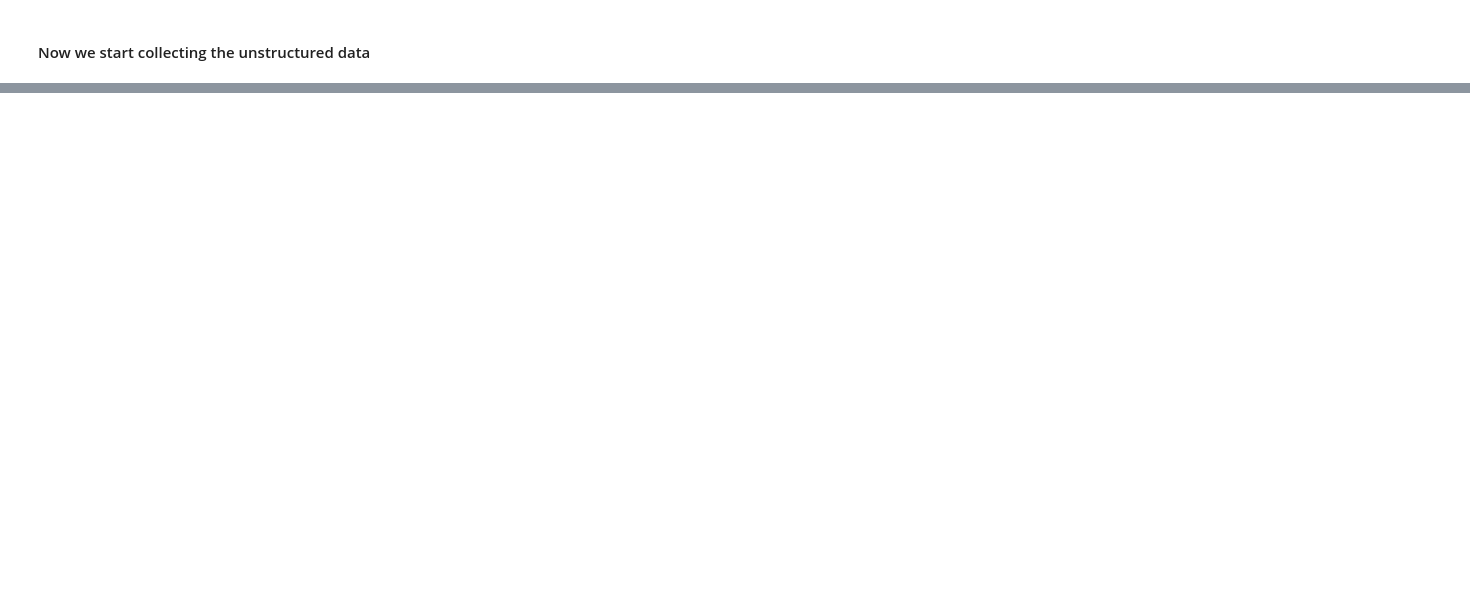
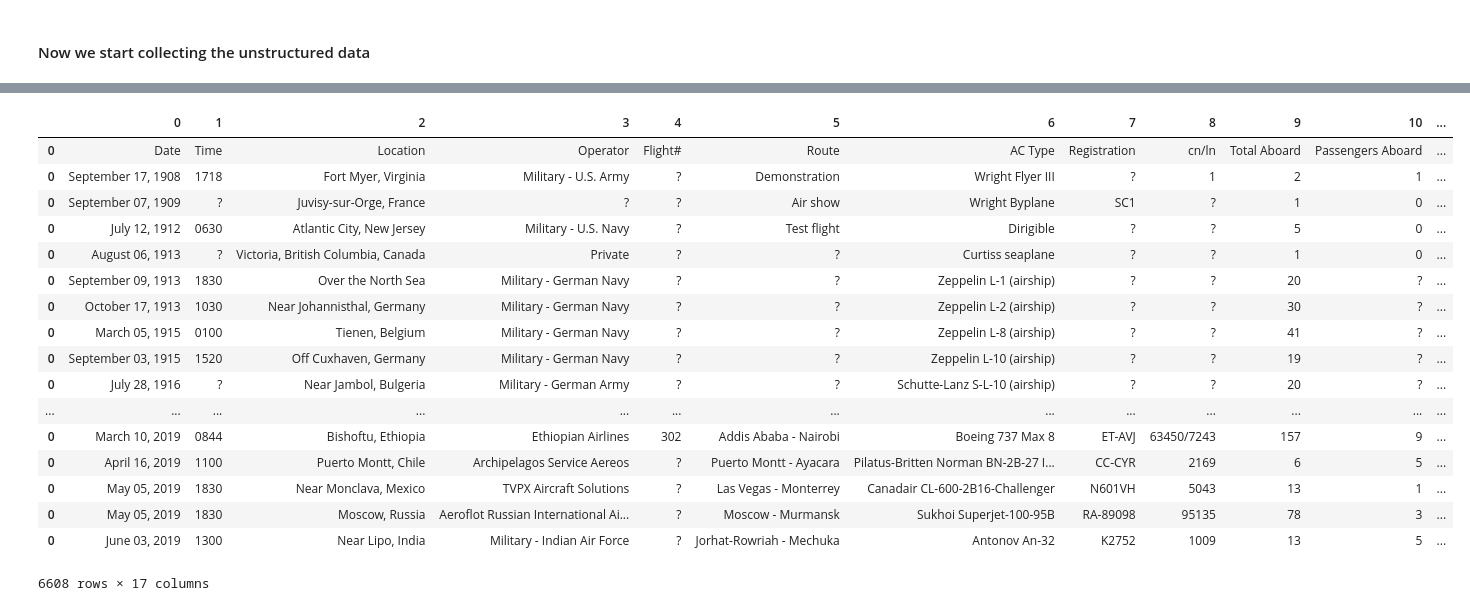
Before and after one commit to maulinamin/PlaneCrashInfo, a Jupyter notebook: Plane Crash Info Assignment.ipynb, the cells around one changed output, grey strips where cells are left out. Saved outputs shown, nothing was run; the diff lists cells and outputs as text; code cells hidden in the pictures; blank space fills up the shorter version.

Commit message:
Code can generate a clean dataframe for the data from 1920-2019. The final dataframe does not have any unnecessary characters.

```diff
--- a/Plane Crash Info Assignment.ipynb
+++ b/Plane Crash Info Assignment.ipynb
@@ -84,25 +84,3 @@ years = {a.text.strip(): {"url": base_url + a["href"] if a["href"][0] == "/" els
 #### Here we pause for a little to avoid getting flagged as a spammer.
 # %%
 take_a_break()
-# %%
-done = 0
-for year, database in years.items():       #first we loop for each year from 1920 until 2019
-    if year == '1921':
-        break
-    take_a_break()
-    response_year = access_website(database["url"])
-    access_to_server(response_year)
-    parser_year = BeautifulSoup(response_year.content, 'html.parser')
-    a_tags2 = parser_year.find_all("a")
-    a_tags2 = [a for a in a_tags2 if "Return to Home" not in a.text]
-    for a in a_tags2:
-            # request to crash detail page
-            response_crash = access_website(base_url + "/" + year + a["href"] if a["href"][0] == "/" else base_url + "/" + year + "/" + a["href"])
-            parser_crash = BeautifulSoup(response_crash.content, 'html.parser')
-            tr_tags = parser_crash.find_all("tr")
-            tr_tags = tr_tags[1:]
-
-            database = [tr.find_all("td")[1].text.strip() for tr in tr_tags]
-    if year == '1920':
-        break
-    database
@@ -193,4 +86,0 @@ x
-# %%
-df = pd.DataFrame(x)
-q= df.T
-clean_data.append(q)
@@ -304,0 +177,21 @@ for year, database in years.items():       #first we loop for each year from 192
+# %%
+clean_data
+# %% [output]
+|  | 0 | 1 | 2 | 3 | 4 | 5 | 6 | 7 | 8 | 9 | 10 | ... |
+| 0 | Date | Time | Location | Operator | Flight# | Route | AC Type | Registration | cn/ln | Total Aboard | Passengers Aboard | ... |
+| 0 | September 17, 1908 | 1718 | Fort Myer, Virginia | Military - U.S. Army | ? | Demonstration | Wright Flyer III | ? | 1 | 2 | 1 | ... |
+| 0 | September 07, 1909 | ? | Juvisy-sur-Orge, France | ? | ? | Air show | Wright Byplane | SC1 | ? | 1 | 0 | ... |
+| 0 | July 12, 1912 | 0630 | Atlantic City, New Jersey | Military - U.S. Navy | ? | Test flight | Dirigible | ? | ? | 5 | 0 | ... |
+| 0 | August 06, 1913 | ? | Victoria, British Columbia, Canada | Private | ? | ? | Curtiss seaplane | ? | ? | 1 | 0 | ... |
+| 0 | September 09, 1913 | 1830 | Over the North Sea | Military - German Navy | ? | ? | Zeppelin L-1 (airship) | ? | ? | 20 | ? | ... |
+| 0 | October 17, 1913 | 1030 | Near Johannisthal, Germany | Military - German Navy | ? | ? | Zeppelin L-2 (airship) | ? | ? | 30 | ? | ... |
+| 0 | March 05, 1915 | 0100 | Tienen, Belgium | Military - German Navy | ? | ? | Zeppelin L-8 (airship) | ? | ? | 41 | ? | ... |
+| 0 | September 03, 1915 | 1520 | Off Cuxhaven, Germany | Military - German Navy | ? | ? | Zeppelin L-10 (airship) | ? | ? | 19 | ? | ... |
+| 0 | July 28, 1916 | ? | Near Jambol, Bulgeria | Military - German Army | ? | ? | Schutte-Lanz S-L-10 (airship) | ? | ? | 20 | ? | ... |
+| ... | ... | ... | ... | ... | ... | ... | ... | ... | ... | ... | ... | ... |
+| 0 | March 10, 2019 | 0844 | Bishoftu, Ethiopia | Ethiopian Airlines | 302 | Addis Ababa - Nairobi | Boeing 737 Max 8 | ET-AVJ | 63450/7243 | 157 | 9 | ... |
+| 0 | April 16, 2019 | 1100 | Puerto Montt, Chile | Archipelagos Service Aereos | ? | Puerto Montt - Ayacara | Pilatus-Britten Norman BN-2B-27 I... | CC-CYR | 2169 | 6 | 5 | ... |
+| 0 | May 05, 2019 | 1830 | Near Monclava, Mexico | TVPX Aircraft Solutions | ? | Las Vegas - Monterrey | Canadair CL-600-2B16-Challenger | N601VH | 5043 | 13 | 1 | ... |
+| 0 | May 05, 2019 | 1830 | Moscow, Russia | Aeroflot Russian International Ai... | ? | Moscow - Murmansk | Sukhoi Superjet-100-95B | RA-89098 | 95135 | 78 | 3 | ... |
+| 0 | June 03, 2019 | 1300 | Near Lipo, India | Military - Indian Air Force | ? | Jorhat-Rowriah - Mechuka | Antonov An-32 | K2752 | 1009 | 13 | 5 | ... |
+6608 rows × 17 columns
```
Also changed, not shown: parts of 8 cells of this notebook.
